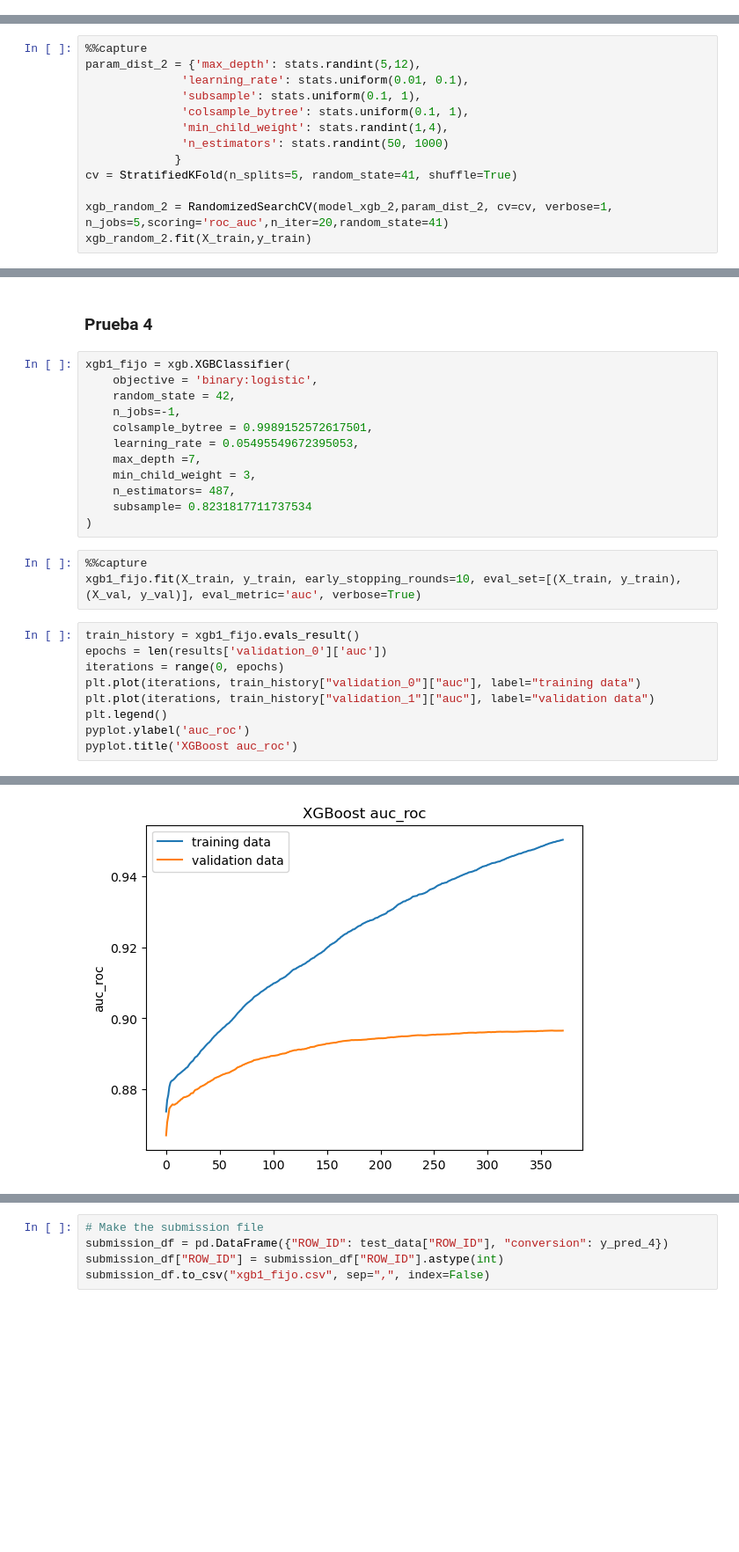
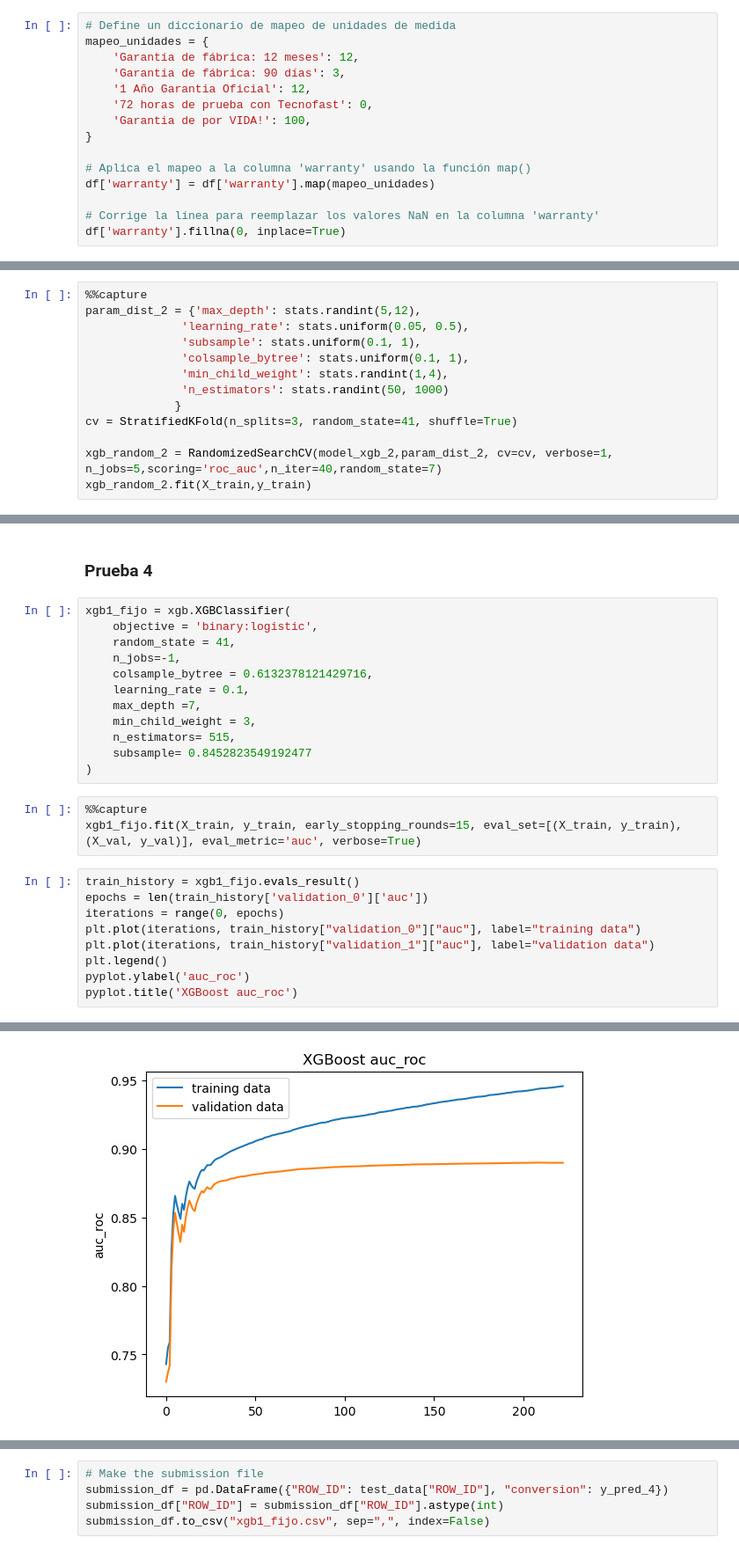
Before and after one commit to azulnogueraa/Prediccion_de_Conversion_IA, a Jupyter notebook: analisis.ipynb, the cells around one changed output, grey strips where cells are left out. Shown: that part at 88% size. Cells and saved outputs as stored; diff of their text form; blank space fills up the shorter version.

```diff
--- a/analisis.ipynb
+++ b/analisis.ipynb
@@ -305,0 +291,15 @@ df['warranty'] = df['warranty'].apply(lambda x: x * 30 if x <= 12 else x)
+# %%
+# Define un diccionario de mapeo de unidades de medida
+mapeo_unidades = {
+    'Garantía de fábrica: 12 meses': 12,
+    'Garantía de fábrica: 90 días': 3,
+    '1 Año Garantia Oficial': 12,
+    '72 horas de prueba con Tecnofast': 0,
+    'Garantia de por VIDA!': 100,
+}
+
+# Aplica el mapeo a la columna 'warranty' usando la función map()
+df['warranty'] = df['warranty'].map(mapeo_unidades)
+
+# Corrige la línea para reemplazar los valores NaN en la columna 'warranty'
+df['warranty'].fillna(0, inplace=True)
@@ -558,15 +574,15 @@ model_xgb_2 = XGBClassifier(n_jobs=3, use_label_encoder=False)
 # %%
 %%capture
 param_dist_2 = {'max_depth': stats.randint(5,12),
-              'learning_rate': stats.uniform(0.01, 0.1),
+              'learning_rate': stats.uniform(0.05, 0.5),
               'subsample': stats.uniform(0.1, 1),
               'colsample_bytree': stats.uniform(0.1, 1),
               'min_child_weight': stats.randint(1,4),
               'n_estimators': stats.randint(50, 1000)
              }
-cv = StratifiedKFold(n_splits=5, random_state=41, shuffle=True)
+cv = StratifiedKFold(n_splits=3, random_state=41, shuffle=True)
 
-xgb_random_2 = RandomizedSearchCV(model_xgb_2,param_dist_2, cv=cv, verbose=1, n_jobs=5,scoring='roc_auc',n_iter=20,random_state=41)
+xgb_random_2 = RandomizedSearchCV(model_xgb_2,param_dist_2, cv=cv, verbose=1, n_jobs=5,scoring='roc_auc',n_iter=40,random_state=7)
 xgb_random_2.fit(X_train,y_train)
 # %%
 xgb_random_2.best_params_
@@ -778,30 +791,30 @@ plt.show()
 # %%
 xgb1_fijo = xgb.XGBClassifier(
     objective = 'binary:logistic',
-    random_state = 42,
+    random_state = 41,
     n_jobs=-1,
-    colsample_bytree = 0.9989152572617501,
-    learning_rate = 0.05495549672395053,
+    colsample_bytree = 0.6132378121429716,
+    learning_rate = 0.1,
     max_depth =7,
     min_child_weight = 3,
-    n_estimators= 487,
-    subsample= 0.8231817711737534
+    n_estimators= 515,
+    subsample= 0.8452823549192477
 )
 # %%
 %%capture
-xgb1_fijo.fit(X_train, y_train, early_stopping_rounds=10, eval_set=[(X_train, y_train), (X_val, y_val)], eval_metric='auc', verbose=True)
+xgb1_fijo.fit(X_train, y_train, early_stopping_rounds=15, eval_set=[(X_train, y_train), (X_val, y_val)], eval_metric='auc', verbose=True)
 # %%
 train_history = xgb1_fijo.evals_result()
-epochs = len(results['validation_0']['auc'])
+epochs = len(train_history['validation_0']['auc'])
 iterations = range(0, epochs)
 plt.plot(iterations, train_history["validation_0"]["auc"], label="training data")
 plt.plot(iterations, train_history["validation_1"]["auc"], label="validation data")
 plt.legend()
 pyplot.ylabel('auc_roc')
 pyplot.title('XGBoost auc_roc')
 # %% [output]
 Text(0.5, 1.0, 'XGBoost auc_roc')
-[figure, old version]
+[figure, new version]
 # %%
 xgb1_fijo.best_score
 # %% [output]
```
Also changed, not shown: parts of 17 cells of this notebook.
